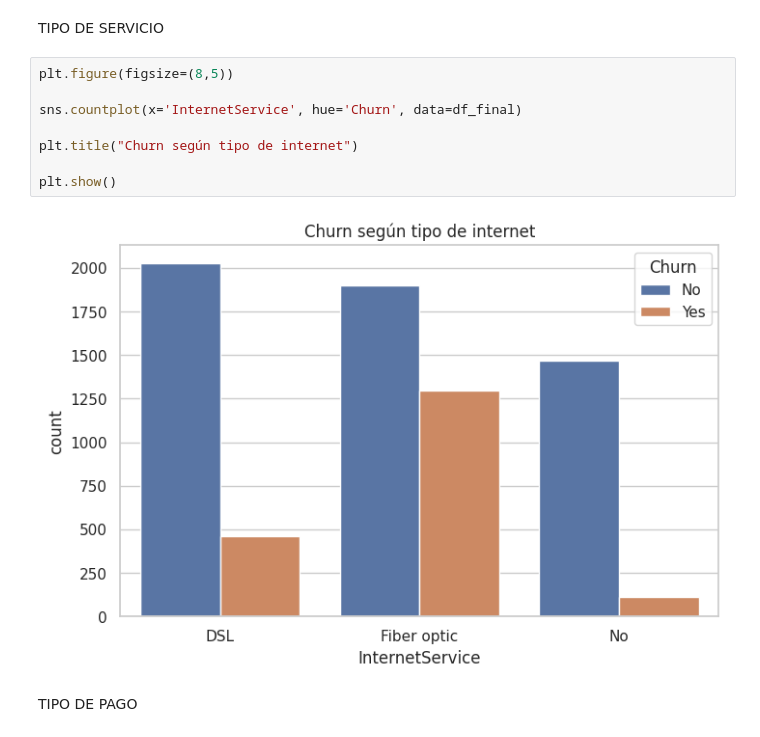
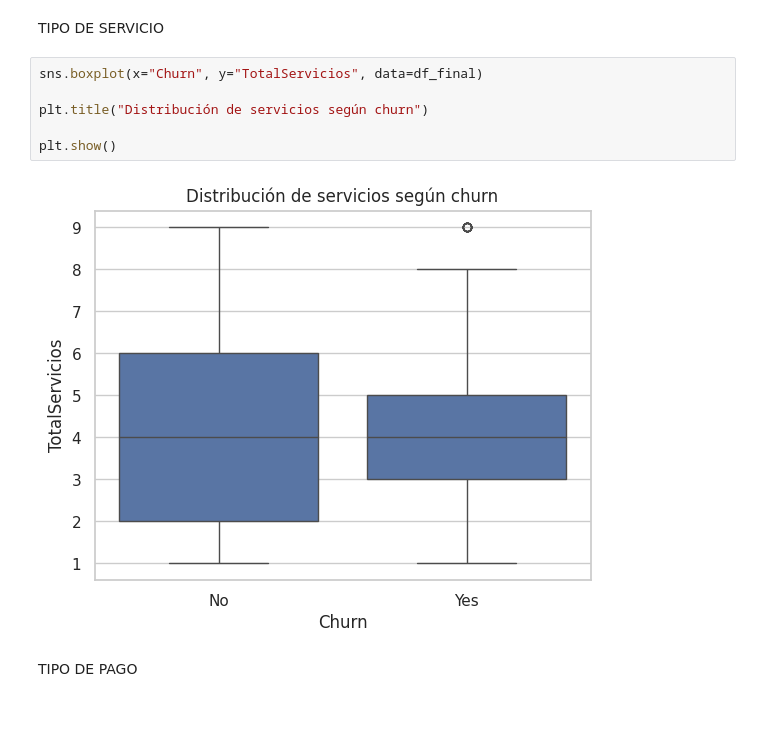
Before and after one commit to izual61/Challenge_TelecomX, a Jupyter notebook: TelecomX_LATAM.ipynb, the cells around one changed output. Saved outputs shown, nothing was run; the diff lists cells and outputs as text.

```diff
--- a/TelecomX_LATAM.ipynb
+++ b/TelecomX_LATAM.ipynb
@@ -146,15 +146,13 @@ plt.show()
 # %% [markdown]
 TIPO DE SERVICIO
 # %%
-plt.figure(figsize=(8,5))
+sns.boxplot(x="Churn", y="TotalServicios", data=df_final)
 
-sns.countplot(x='InternetService', hue='Churn', data=df_final)
-
-plt.title("Churn según tipo de internet")
+plt.title("Distribución de servicios según churn")
 
 plt.show()
 # %% [output]
-[figure, old version]
+[figure, new version]
 # %% [markdown]
 TIPO DE PAGO
 # %%
```
Also changed, not shown: parts of 4 cells of this notebook.
